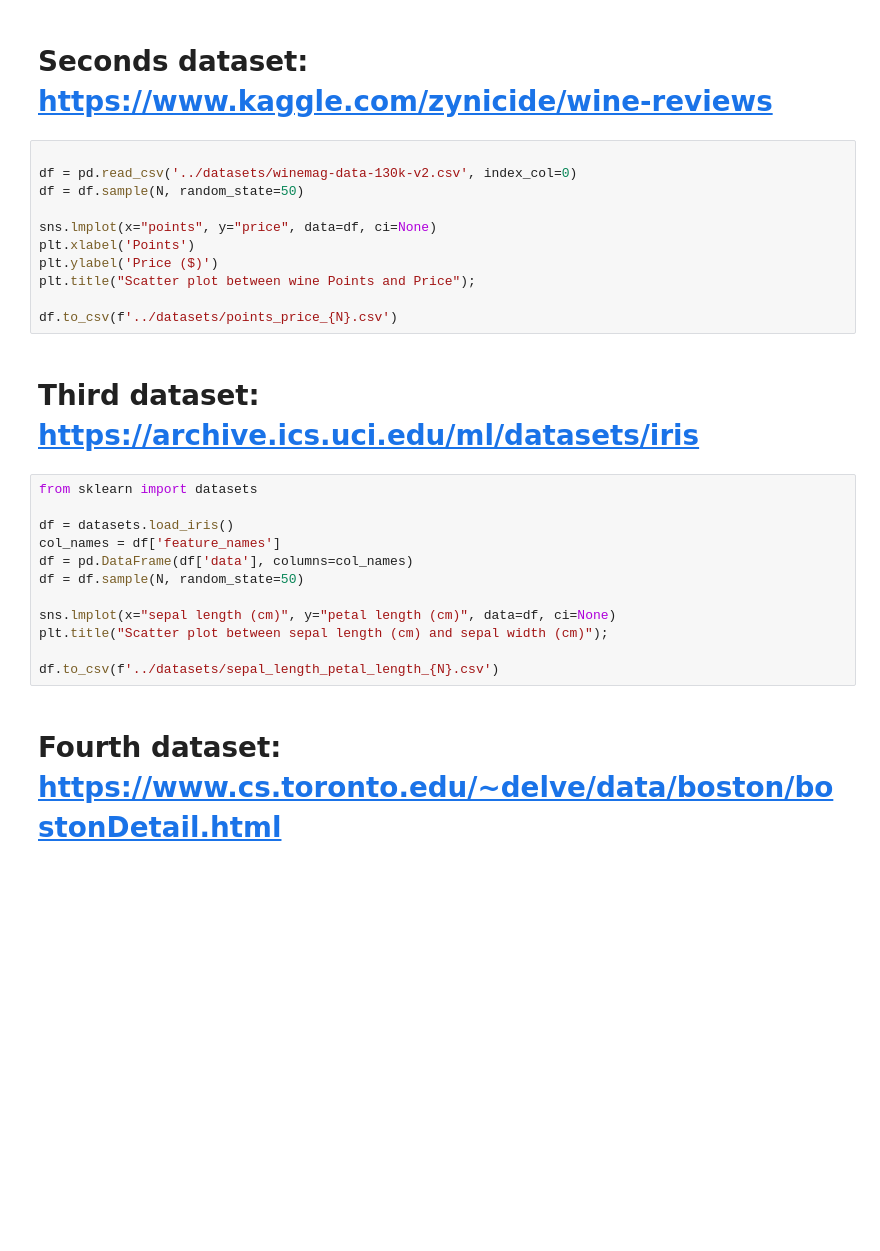
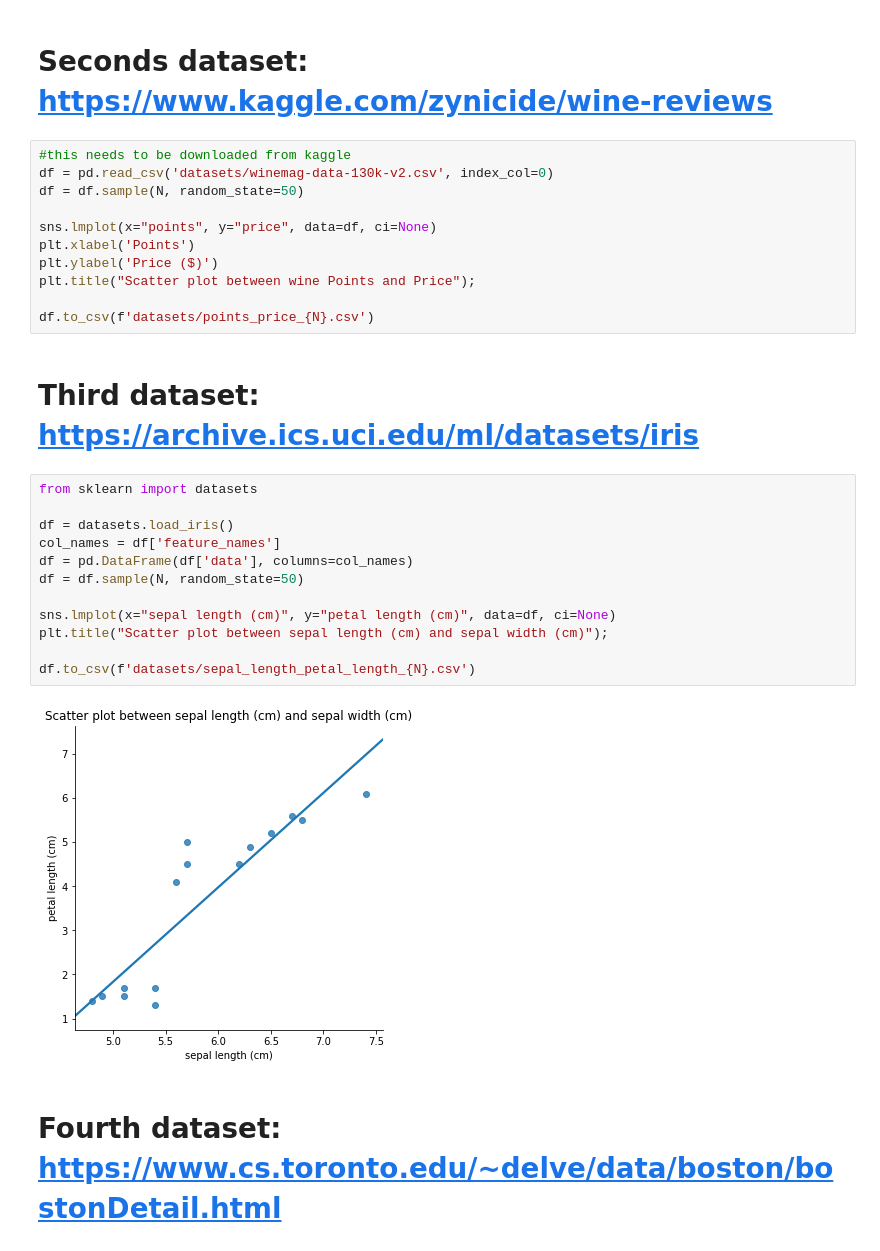
Before and after one commit to terezaif/workshops_data_exploration, a Jupyter notebook: part_1/visualise_relationships.ipynb, the cells around one changed output. Cells and saved outputs as stored; diff of their text form; blank space fills up the shorter version.

```diff
--- a/part_1/visualise_relationships.ipynb
+++ b/part_1/visualise_relationships.ipynb
@@ -29,8 +32,8 @@ df.to_csv(f'../datasets/weight_height_{N}.csv')
 # %% [markdown]
 # Seconds dataset: https://www.kaggle.com/zynicide/wine-reviews
 # %%
-
-df = pd.read_csv('../datasets/winemag-data-130k-v2.csv', index_col=0)
+#this needs to be downloaded from kaggle
+df = pd.read_csv('datasets/winemag-data-130k-v2.csv', index_col=0)
 df = df.sample(N, random_state=50)
 
 sns.lmplot(x="points", y="price", data=df, ci=None)
@@ -38,21 +41,23 @@ plt.xlabel('Points')
 plt.ylabel('Price ($)')
 plt.title("Scatter plot between wine Points and Price");
 
-df.to_csv(f'../datasets/points_price_{N}.csv')
+df.to_csv(f'datasets/points_price_{N}.csv')
 # %% [markdown]
 # Third dataset: https://archive.ics.uci.edu/ml/datasets/iris
 # %%
 from sklearn import datasets
 
 df = datasets.load_iris()
 col_names = df['feature_names']
 df = pd.DataFrame(df['data'], columns=col_names)
 df = df.sample(N, random_state=50)
 
 sns.lmplot(x="sepal length (cm)", y="petal length (cm)", data=df, ci=None)
 plt.title("Scatter plot between sepal length (cm) and sepal width (cm)");
 
-df.to_csv(f'../datasets/sepal_length_petal_length_{N}.csv')
+df.to_csv(f'datasets/sepal_length_petal_length_{N}.csv')
+# %% [output]
+[figure, added]
 # %% [markdown]
 # Fourth dataset: https://www.cs.toronto.edu/~delve/data/boston/bostonDetail.html
 # %%
```
Also changed, not shown: parts of 4 cells of this notebook, 4 other files.
